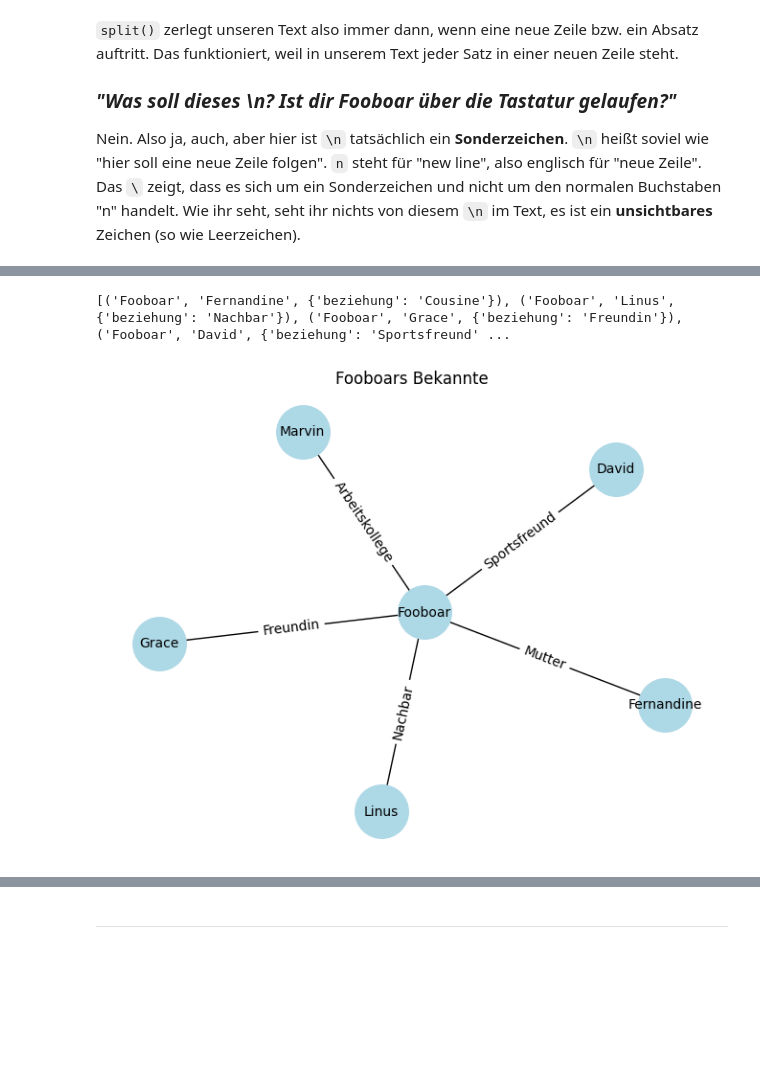
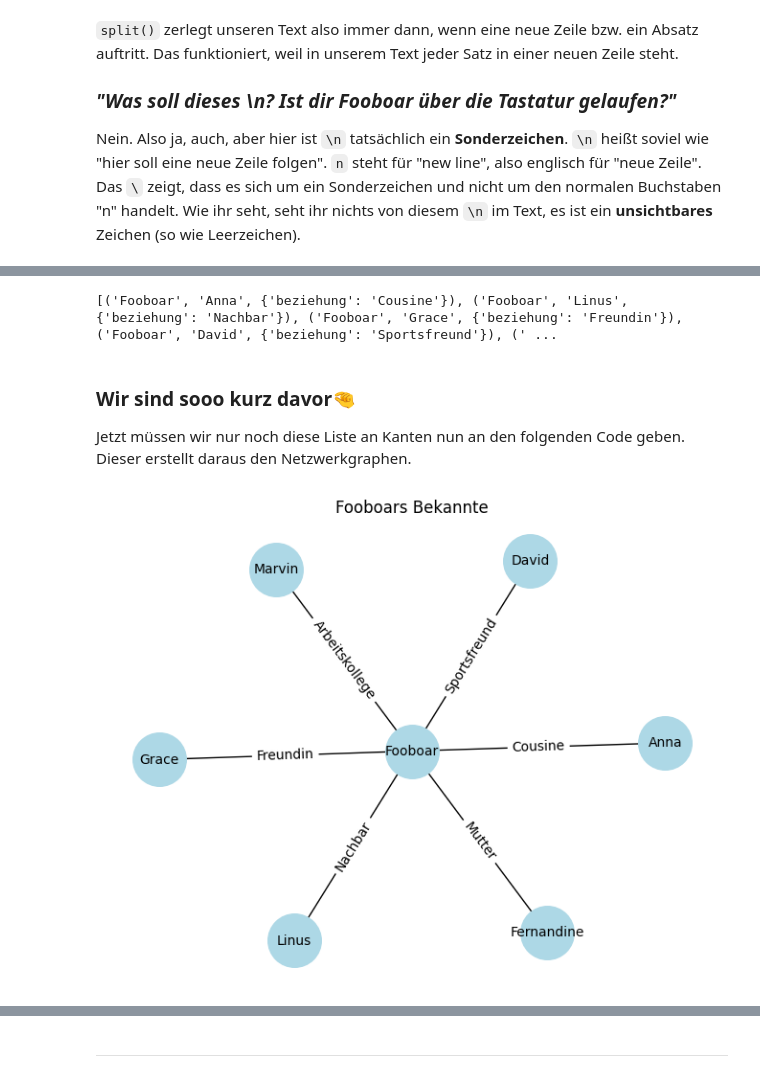
Before and after one commit to SonjaLachner/textanalyse, a Jupyter notebook: foobarsGeburtstag_ohne_loesung.ipynb, the cells around one changed output, grey strips where cells are left out. Drawn from its saved outputs; the diff is of its cells as text; code cells hidden in the pictures; blank space fills up the shorter version.

```diff
--- a/foobarsGeburtstag_ohne_loesung.ipynb
+++ b/foobarsGeburtstag_ohne_loesung.ipynb
@@ -277,0 +350,3 @@ Erstelle eine Variable `sätze`, die die einzelnen Sätze des Textes enthält. V
+# %%
+# Füge hier alle Arten von Beziehungen ein
+beziehungen = []
@@ -278,28 +361,26 @@ Erstelle eine Variable `sätze`, die die einzelnen Sätze des Textes enthält. V
 # %%
-beziehungen = ["Cousine", "Nachbar", "Freundin", "Sportsfreund", "Arbeitskollege", "Mutter"]
-
-sätze = text.split("\n")
 
 kanten = []
 
-for satz in sätze:
+for satz in sätze: # für jeden Satz sammeln wir die Infos und erstellen daraus eine Kante, die in der Liste 'kanten' gespeichert werden
 
     satz_nlp = nlp(satz)
 
-    for person in satz_nlp.ents:  # wir gehen wieder über alle Entitäten eines Satzes
 
-        if person.label_ == "PER":  # Wenn es sich um eine Person (PER) handelt, dann...
-            name =  person.text.strip("!.?") # ...entferne Satzzeichen am Satzende
+    for entität in satz_nlp.ents:
 
-            if name != "Fooboar" and name != "Fooboars": # prüfe, ob diese Person nicht Foobar selbst ist...
-                andere_person = name # ...dann speichere sie als bekannte Person
-                break # und hör auf im aktuellen Satz weiter nach Personen zu suchen
 
-    for beziehung in beziehungen:
-        if beziehung in satz:
-            kanten.append(("Fooboar", andere_person, {"beziehung": beziehung}))
-            break
+        if entität.label_ == "PER" and entität.text != "Fooboar" and entität.text != "Fooboars":
+            name = entität.text
+
+            # das ist neu
+            for beziehung in beziehungen: # wir schauen uns alle Arten von Beziehungen an...
+
+                if beziehung in satz: # ...und prüfen, ob eine davon IN dem aktuellen Satz vorkommt und wenn ja...
+                    kanten.append(("Fooboar", name, {"beziehung": beziehung})) # ...fügen wir sie der Liste hinzu
+                    break # sobald eine Art von Beziehung im Satz gefunden wurde, brauchen wir uns die anderen Beziehungsarten nicht mehr anschauen
+
 
 print(kanten)
 # %% [output]
-[('Fooboar', 'Fernandine', {'beziehung': 'Cousine'}), ('Fooboar', 'Linus', {'beziehung': 'Nachbar'}), ('Fooboar', 'Grace', {'beziehung': 'Freundin'}), ('Fooboar', 'David', {'beziehung': 'Sportsfreund' ...
+[('Fooboar', 'Anna', {'beziehung': 'Cousine'}), ('Fooboar', 'Linus', {'beziehung': 'Nachbar'}), ('Fooboar', 'Grace', {'beziehung': 'Freundin'}), ('Fooboar', 'David', {'beziehung': 'Sportsfreund'}), (' ...
@@ -309,17 +387,23 @@ import matplotlib.pyplot as plt
+# %% [markdown]
+### Wir sind sooo kurz davor🤏
+Jetzt müssen wir nur noch diese Liste an Kanten nun an den folgenden Code geben. Dieser erstellt daraus den Netzwerkgraphen.
 # %%
+import networkx as nx # networkx erstellt und verwaltet Netzwerkgraphen
+import matplotlib.pyplot as plt # mit dieser Bibliothek zeichnen wir den Netzwerkgraph
 
-G = nx.Graph() # hier nutzen wir die networkx Bibliothek von Oben und erstellen den Graphen
-G.add_node("Fooboar") # in der Mitte in dem Zentralknoten Fooboar
+G = nx.Graph() # hier nutzen wir die networkx Bibliothek von Oben und erstellen einen (leeren) Graphen
+G.add_node("Fooboar") # in der Mitte steht Fooboar
 
-for u, v, data in kanten: # edges ist die Liste der Kanten des Netzwerkgraphen, u ist der Startpunkt der Kante (immer Fooboar), v ist der Zielpunkt der Kante (z.B. Clara) und data steht für zusätzliche Informationen, hier das Wörterbuch
-    G.add_edge(u, v, label=data["beziehung"]) # in der Liste Edges könnten folgende Einträge stehen: [("Fooboar", "Clara", {"label": "Schwester"}), ("Fooboar", "Alan", {"label": "Sportsfreund"})]
+for fooboar, andere_person, data in kanten: # wir gehen über alle Kanten...
+    G.add_edge(fooboar, andere_person, label=data["beziehung"]) # ...und fügen sie dem Graphen hinzu
 
+# hier kommt jetzt ganz viel Zeug, das z.B. die Farbe und Größe des Graphen festlegt
 pos = nx.spring_layout(G, seed=42)
 nx.draw(G, pos, with_labels=True, node_color="lightblue", node_size=1600, font_size=10) # der Graph wird hier gezeichnet (Größe, Farbe etc.)
 edge_labels = nx.get_edge_attributes(G, "label")
 nx.draw_networkx_edge_labels(G, pos, edge_labels=edge_labels) # die Kanten bekommen eine Beschriftung
 plt.title("Fooboars Bekannte") # die Überschirft unseres Graphen
 plt.savefig("graph.png", dpi=300, bbox_inches="tight") #Graph als PNG abspeichern
 plt.show() # zeigt uns den Graphen
 # %% [output]
-[figure, old version]
+[figure, new version]
```
Also changed, not shown: parts of 14 cells of this notebook.
